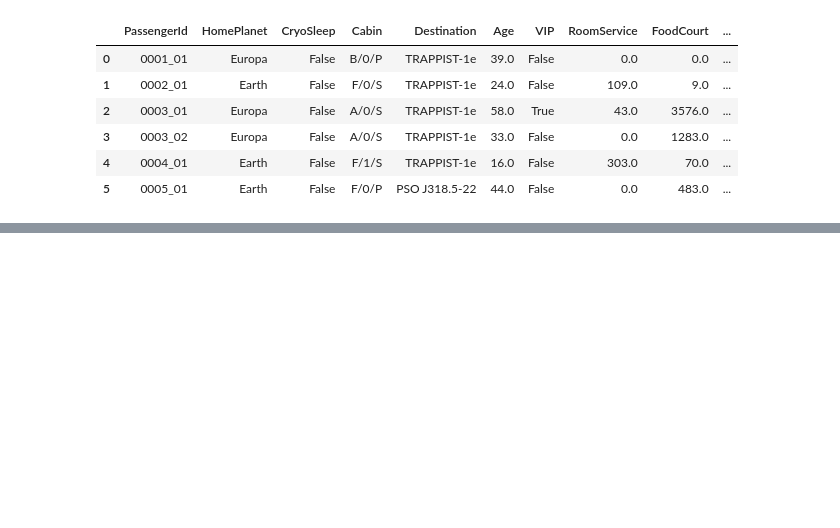
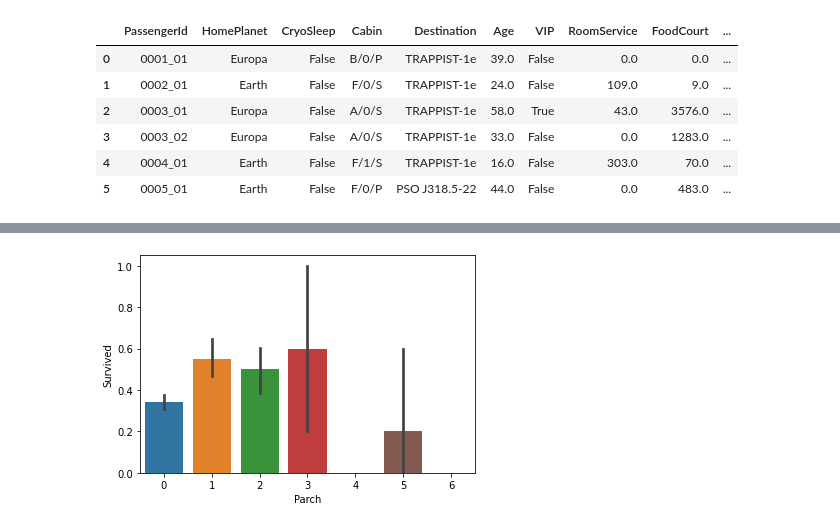
Before and after one commit to lailailee/kaggle-entry-project-exercises, a Jupyter notebook: spaceship-titanic.ipynb, the cells around one changed output, grey strips where cells are left out. Saved outputs shown, nothing was run; the diff lists cells and outputs as text; code cells hidden in the pictures; blank space fills up the shorter version.

```diff
--- a/spaceship-titanic.ipynb
+++ b/spaceship-titanic.ipynb
@@ -169,0 +188,5 @@ sns.barplot(X="Sex",Y="Suir")
+# %%
+sns.barplot(x="Parch",y="Survived",data=train_data)
+plt.show()
+# %% [output]
+[figure, added]
```
Also changed, not shown: parts of 45 cells of this notebook, 6 other files.
